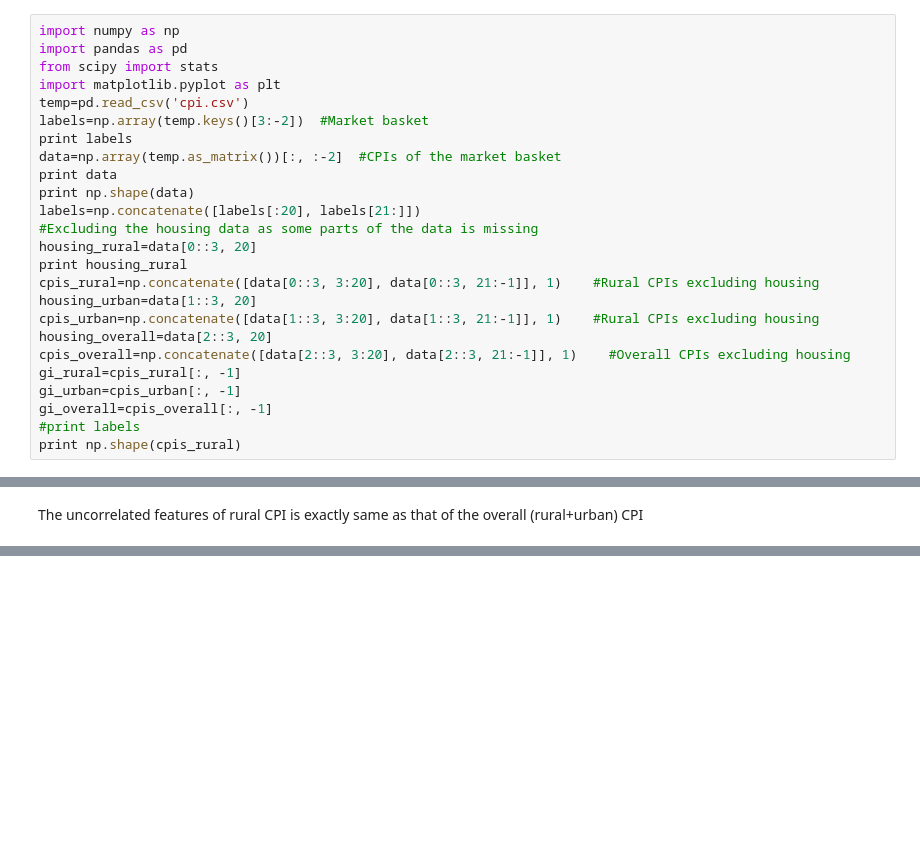
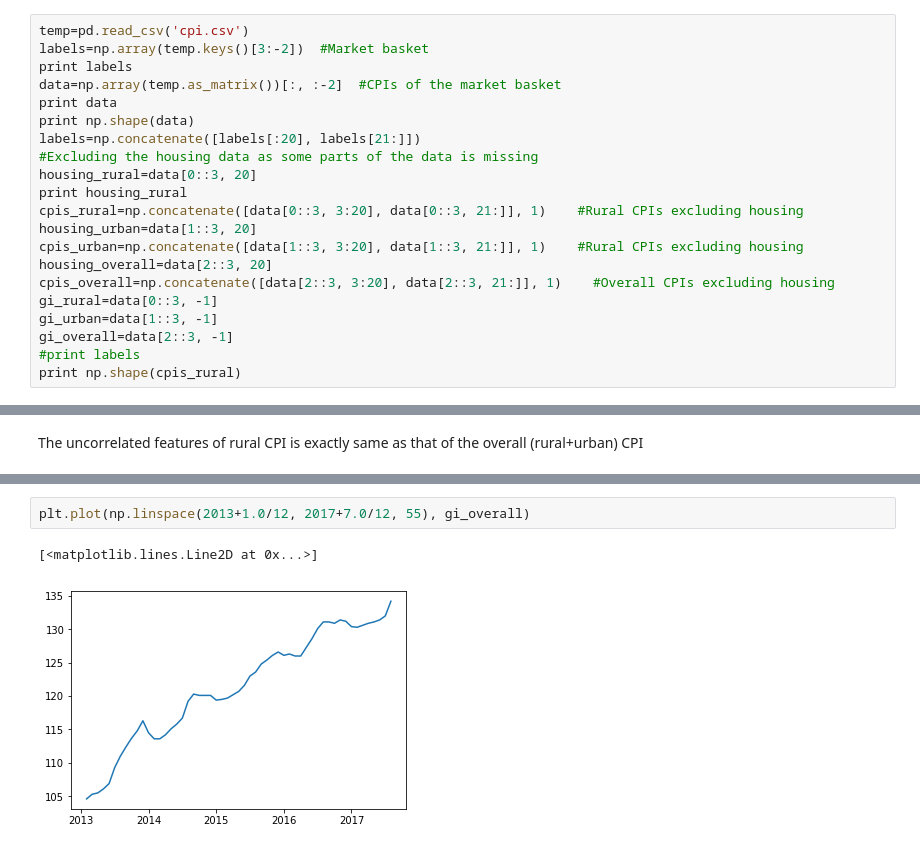
Before and after one commit to RahulMaroju/Consumer-Price-Index-Analysis-in-India, a Jupyter notebook: cpi_test.ipynb, the cells around one changed output, grey strips where cells are left out. Drawn from its saved outputs; the diff is of its cells as text; blank space fills up the shorter version.

```diff
--- a/cpi_test.ipynb
+++ b/cpi_test.ipynb
@@ -1,8 +6,4 @@
 # %%
-import numpy as np
-import pandas as pd
-from scipy import stats
-import matplotlib.pyplot as plt
 temp=pd.read_csv('cpi.csv')
 labels=np.array(temp.keys()[3:-2])  #Market basket
 print labels
@@ -13,14 +14,14 @@ labels=np.concatenate([labels[:20], labels[21:]])
 #Excluding the housing data as some parts of the data is missing
 housing_rural=data[0::3, 20]
 print housing_rural
-cpis_rural=np.concatenate([data[0::3, 3:20], data[0::3, 21:-1]], 1)    #Rural CPIs excluding housing
+cpis_rural=np.concatenate([data[0::3, 3:20], data[0::3, 21:]], 1)    #Rural CPIs excluding housing
 housing_urban=data[1::3, 20]
-cpis_urban=np.concatenate([data[1::3, 3:20], data[1::3, 21:-1]], 1)    #Rural CPIs excluding housing
+cpis_urban=np.concatenate([data[1::3, 3:20], data[1::3, 21:]], 1)    #Rural CPIs excluding housing
 housing_overall=data[2::3, 20]
-cpis_overall=np.concatenate([data[2::3, 3:20], data[2::3, 21:-1]], 1)    #Overall CPIs excluding housing
-gi_rural=cpis_rural[:, -1]
-gi_urban=cpis_urban[:, -1]
-gi_overall=cpis_overall[:, -1]
+cpis_overall=np.concatenate([data[2::3, 3:20], data[2::3, 21:]], 1)    #Overall CPIs excluding housing
+gi_rural=data[0::3, -1]
+gi_urban=data[1::3, -1]
+gi_overall=data[2::3, -1]
 #print labels
 print np.shape(cpis_rural)
 # %% [output]
@@ -193,0 +285,5 @@ The uncorrelated features of rural CPI is exactly same as that of the overall (r
+# %%
+plt.plot(np.linspace(2013+1.0/12, 2017+7.0/12, 55), gi_overall)
+# %% [output]
+[<matplotlib.lines.Line2D at 0x...>]
+[figure, added]
```
Also changed, not shown: parts of 12 cells of this notebook, 4 other files.
